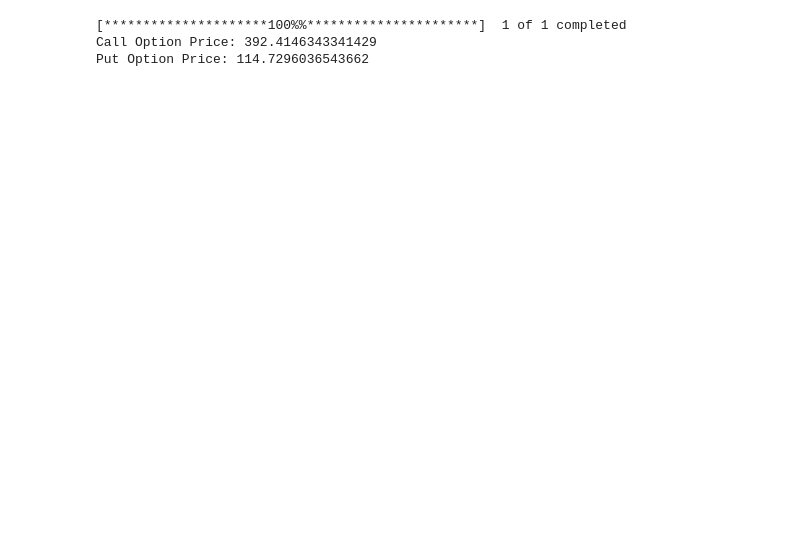
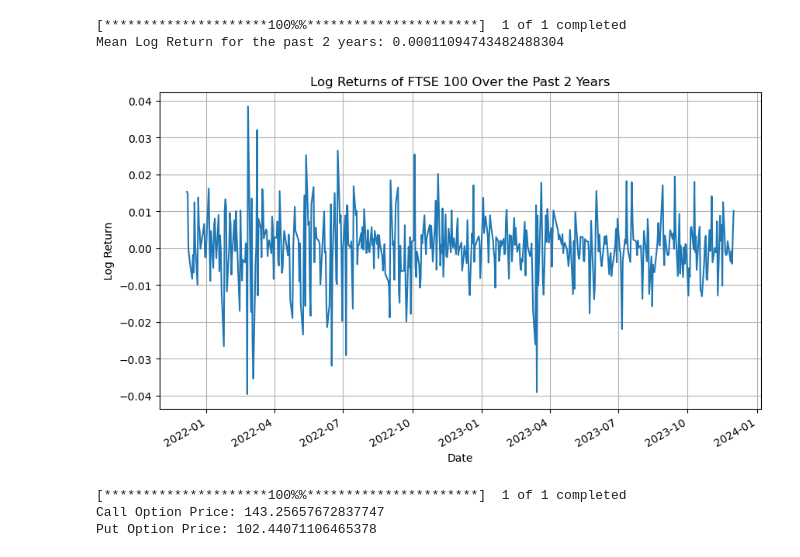
Before and after one commit to NuKa-CoLaa/CMF_Python, a Jupyter notebook: CMF_Assignment.ipynb, the cells around one changed output. Drawn from its saved outputs; the diff is of its cells as text; code cells hidden in the pictures; blank space fills up the shorter version.

```diff
--- a/CMF_Assignment.ipynb
+++ b/CMF_Assignment.ipynb
@@ -41,3 +132,41 @@ Annualized Standard Deviation: 27.80%
+# %%
+
+
+# Function to download data and calculate log returns
+def get_log_returns(ticker, start_date, end_date):
+    # Download historical data
+    data = yf.download(ticker, start=start_date, end=end_date)
+
+    # Calculate log returns
+    log_returns = np.log(data['Close'] / data['Close'].shift(1))
+    return log_returns
+
+# Define the ticker symbol for FTSE 100
+ticker_symbol = "^FTSE"
+
+# Define the time period (last 2 years)
+end_date = datetime.now()
+start_date = end_date - timedelta(days=2*365)
+
+# Get log returns
+log_returns = get_log_returns(ticker_symbol, start_date, end_date)
+
+# Calculate mean log return
+mean_log_return = log_returns.mean()
+print("Mean Log Return for the past 2 years:", mean_log_return)
+
+# Plotting the log returns
+plt.figure(figsize=(10, 6))
+log_returns.plot()
+plt.title("Log Returns of FTSE 100 Over the Past 2 Years")
+plt.xlabel("Date")
+plt.ylabel("Log Return")
+plt.grid(True)
+plt.show()
+# %% [output]
+[*********************100%%**********************]  1 of 1 completed
+Mean Log Return for the past 2 years: 0.00011094743482488304
+[figure, added]
 # %%
 import numpy as np
 import scipy.stats as si
@@ -75,10 +204,10 @@ data = yf.download(ticker, period="1d")
 current_stock_price = data['Close'][-1]  # Latest closing price
 
 # Inputs for the Black-Scholes model
-strike_price = 2000  # Example strike price
-time_to_expiration = 1  # 1 year until expiration
-risk_free_rate = 0.0417  # Example risk-free rate (4.17%) UK Gilt 10 Year Yield
-volatility = 0.278  # Example volatility (20%)
+strike_price = 2200  # strike price
+time_to_expiration = 0.25  # 3 months until expiration
+risk_free_rate = 0.0417  # risk-free rate (4.17%) UK Gilt 10 Year Yield
+volatility = 0.278  # volatility (27.8%)
 
 # Calculate option price
 call_option_price = black_scholes(current_stock_price, strike_price, time_to_expiration, risk_free_rate, volatility, 'call')
@@ -88,5 +217,5 @@ print(f"Call Option Price: {call_option_price}")
 print(f"Put Option Price: {put_option_price}")
 # %% [output]
 [*********************100%%**********************]  1 of 1 completed
-Call Option Price: 392.4146343341429
-Put Option Price: 114.7296036543662
+Call Option Price: 143.25657672837747
+Put Option Price: 102.44071106465378
```
Also changed, not shown: parts of 8 cells of this notebook.
